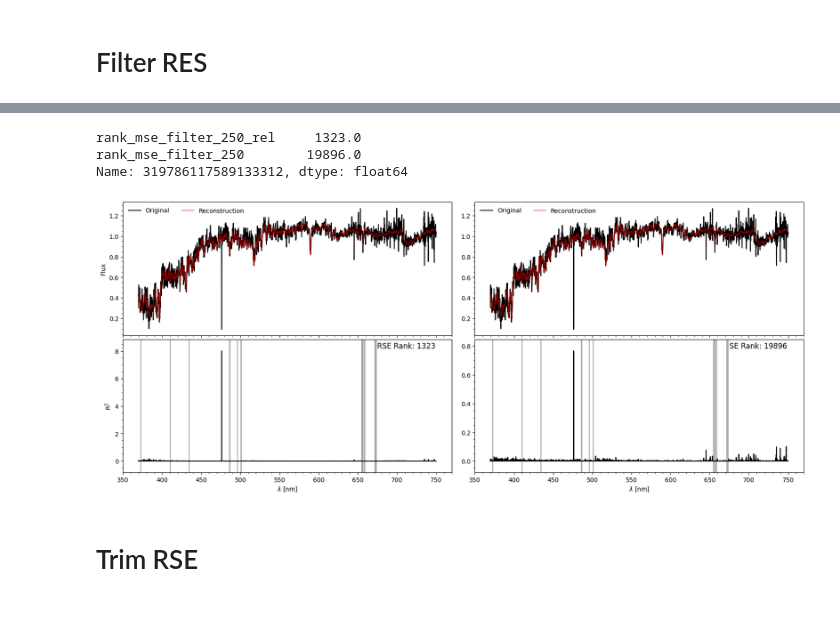
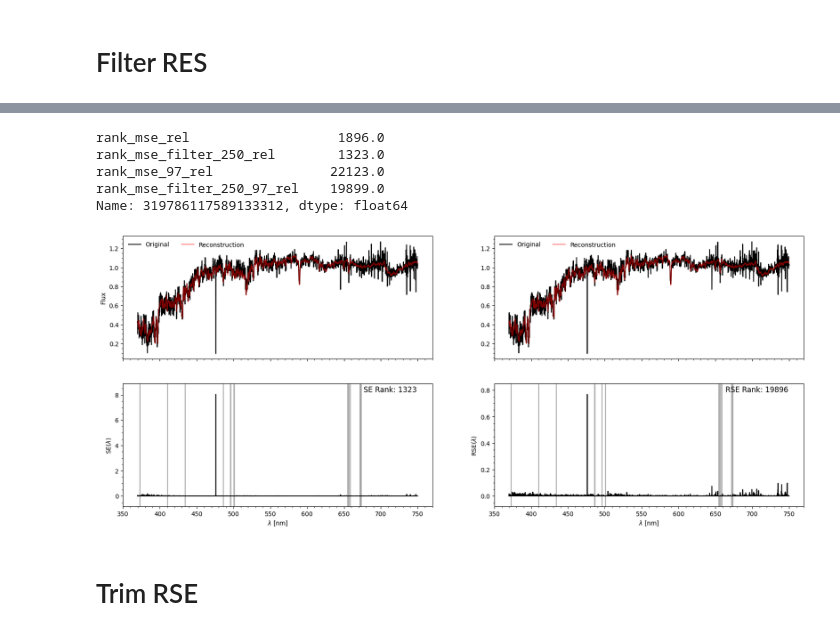
Before and after one commit to ed-ortizm/anomaly, a Jupyter notebook: thesis/residual_based_scores/bin_03/01_02_rse_figs_bin3.ipynb, the cells around one changed output, grey strips where cells are left out. Drawn from its saved outputs; the diff is of its cells as text; code cells hidden in the pictures.

Commit message:
feature: finish figures to introduce RSE by comparing with SE

```diff
--- a/thesis/residual_based_scores/bin_03/01_02_rse_figs_bin3.ipynb
+++ b/thesis/residual_based_scores/bin_03/01_02_rse_figs_bin3.ipynb
@@ -211,12 +211,7 @@ def rse_se_fig(
         color="red", label="Reconstruction"
     )
 
-    # flux_ticks = [0, 10, 20, 30, 40]
-    # axs[0, 0].set_yticks(flux_ticks)
-    # axs[0, 0].set_ylim(0, 40)
-
     # ----------------------------------------------------
-    #
     axs[0, 1].plot(
         wave_nm, spec,
         color="black", label="Original"
@@ -226,9 +221,6 @@ def rse_se_fig(
         color="red", alpha=alpha, label="Reconstruction"
     )
 
-    # flux_ticks = [0, 10, 20, 30, 40]
-    # axs[0, 1].set_yticks(flux_ticks)
-    # axs[0, 1].set_ylim(0, 40)
     # ----------------------------------------------------
     # Residulas
     # RSE
@@ -237,13 +229,10 @@ def rse_se_fig(
         color="black",
         # label="Residuals"
     )
-    # res_ticks = [0, 5, 10, 15, 20, 25]
-    # axs[1, 0].set_yticks(res_ticks)
-    # axs[1, 0].set_ylim(0, 26)
 
     axs[1, 0].text(
         0.95, 0.95,
-        f"RSE Rank: {rse_rank:.0f}",
+        f"SE Rank: {rse_rank:.0f}",
         horizontalalignment="right", verticalalignment="center",
         transform=axs[1, 0].transAxes,
         fontsize=12
@@ -256,13 +245,9 @@ def rse_se_fig(
         # label="Residuals"
     )
 
-    # res_ticks = [0, 10, 20, 30, 40]
-    # axs[1, 1].set_yticks(res_ticks)
-    # axs[1, 1].set_ylim(0, 42)
-
     axs[1, 1].text(
         0.95, 0.95,
-        f"SE Rank: {se_rank:.0f}",
+        f"RSE Rank: {se_rank:.0f}",
         horizontalalignment="right", verticalalignment="center",
         transform=axs[1, 1].transAxes,
         fontsize=12
@@ -281,13 +266,10 @@ def rse_se_fig(
         # fontsize=10,
         ncol=2
     )
-
     # ----------------------------------------------------
-
     # wavelengt setup
     axs[1, 0].set_xlim(350, 770)
     axs[1, 1].set_xlim(350, 770)
-    # # wave_ticks = [370]
     wave_ticks = list(np.arange(350, 751, 50))
     axs[1, 0].set_xticks(wave_ticks)
     axs[1, 1].set_xticks(wave_ticks)
@@ -298,13 +280,9 @@ def rse_se_fig(
     axs[1, 0].set_xlabel(r"$\lambda$ [nm]")
     axs[1, 1].set_xlabel(r"$\lambda$ [nm]")
     axs[0, 0].set_ylabel("Flux")
-    axs[1, 0].set_ylabel(r"R$^2$")
+    axs[1, 0].set_ylabel(r"SE($\lambda$)")
+    axs[1, 1].set_ylabel(r"RSE($\lambda$)")
 
-    # adjust vertical space
-    plt.subplots_adjust(
-        hspace=0.03,
-        wspace=0.07
-    )
     return fig, axs
 # %% [markdown]
 # Config
@@ -462,37 +779,39 @@ axs[1, 0].fill_between(
     wave_nm,
     0, 1,              # Fill from bottom (0) to top (1) of the axis
     where=~vel_mask,    # Only where your mask is True
     color='gray',      # Color of the shade
     alpha=0.5,         # Transparency
     transform=axs[1, 0].get_xaxis_transform(), # Key: maps y to axis fractions
     label='Masked lines'
 )
 axs[1, 1].fill_between(
     wave_nm,
     0, 1,              # Fill from bottom (0) to top (1) of the axis
     where=~vel_mask,    # Only where your mask is True
     color='gray',      # Color of the shade
     alpha=0.5,         # Transparency
     transform=axs[1, 1].get_xaxis_transform(), # Key: maps y to axis fractions
     label='Masked lines'
 )
 # # leggends
 # axs[1, 0].legend(loc='upper right', frameon=False, fontsize=10)
 # axs[1, 1].legend(loc='upper right', frameon=False, fontsize=10)
 
 # -------------------------------------------------------
 # w_min, w_max = (480,510)
 # w_min, w_max = (650, 680)
 # axs[1, 0].set_xlim(w_min, w_max)
 # axs[1, 1].set_xlim(w_min, w_max)
 # -------------------------------------------------------
 
-score_rank_df.loc[specid, ['rank_mse_filter_250_rel', 'rank_mse_filter_250']].T
+score_rank_df.loc[specid, rse_rank_cols].T
 # %% [output]
-rank_mse_filter_250_rel     1323.0
-rank_mse_filter_250        19896.0
+rank_mse_rel                   1896.0
+rank_mse_filter_250_rel        1323.0
+rank_mse_97_rel               22123.0
+rank_mse_filter_250_97_rel    19899.0
 Name: 319786117589133312, dtype: float64
-[figure, old version]
+[figure, new version]
 # %%
 # mask = score_rank_df.rank_mse_filter_250_rel == 890
 # specid = score_rank_df.loc[mask].index.values[0]
```
Also changed, not shown: parts of 20 cells of this notebook.
